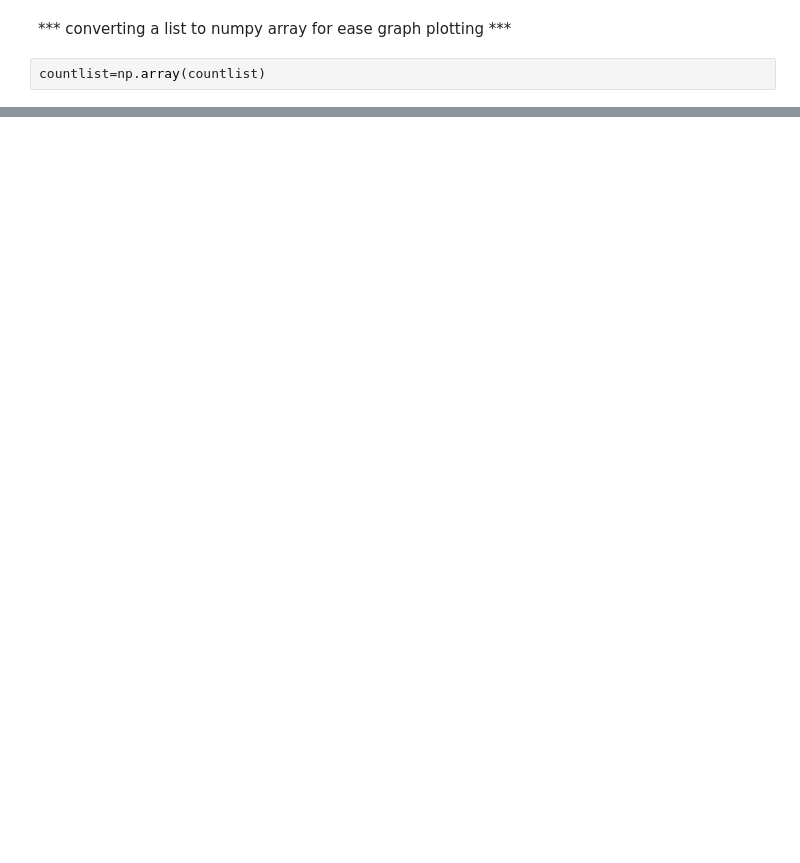
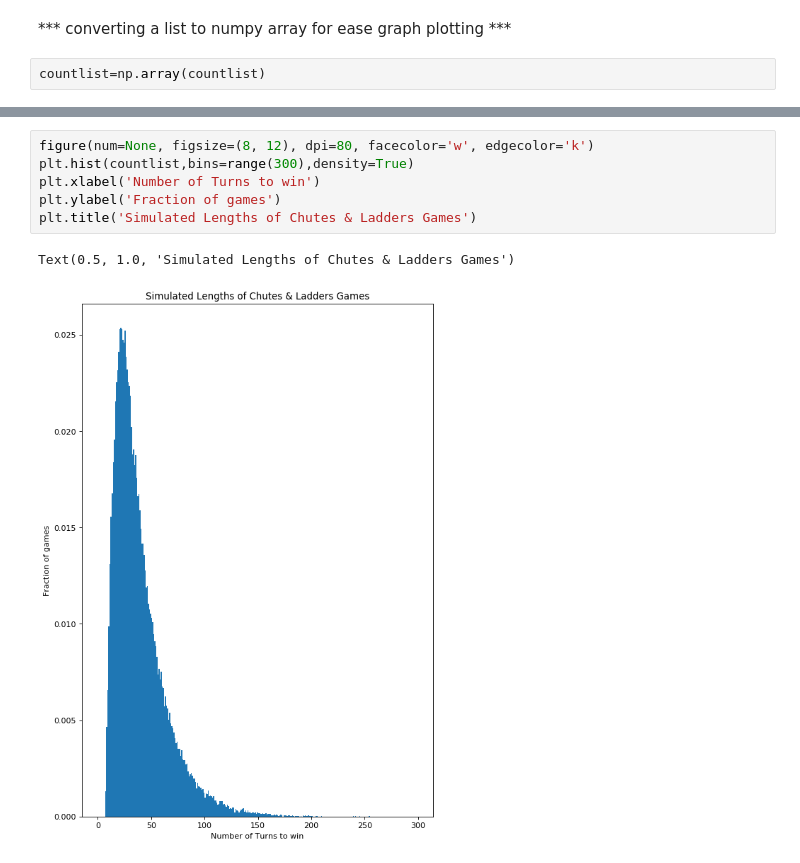
Before and after one commit to tonnyhideyori/algo_thesis, a Jupyter notebook: snake_and_ladder.ipynb, the cells around one changed output, grey strips where cells are left out. Cells and saved outputs as stored; diff of their text form; blank space fills up the shorter version.

```diff
--- a/snake_and_ladder.ipynb
+++ b/snake_and_ladder.ipynb
@@ -80,0 +83,9 @@ sns.boxplot(countlist,orient="v")
+# %%
+figure(num=None, figsize=(8, 12), dpi=80, facecolor='w', edgecolor='k')
+plt.hist(countlist,bins=range(300),density=True)
+plt.xlabel('Number of Turns to win')
+plt.ylabel('Fraction of games')
+plt.title('Simulated Lengths of Chutes & Ladders Games')
+# %% [output]
+Text(0.5, 1.0, 'Simulated Lengths of Chutes & Ladders Games')
+[figure, added]
```
Also changed, not shown: parts of 5 cells of this notebook.
